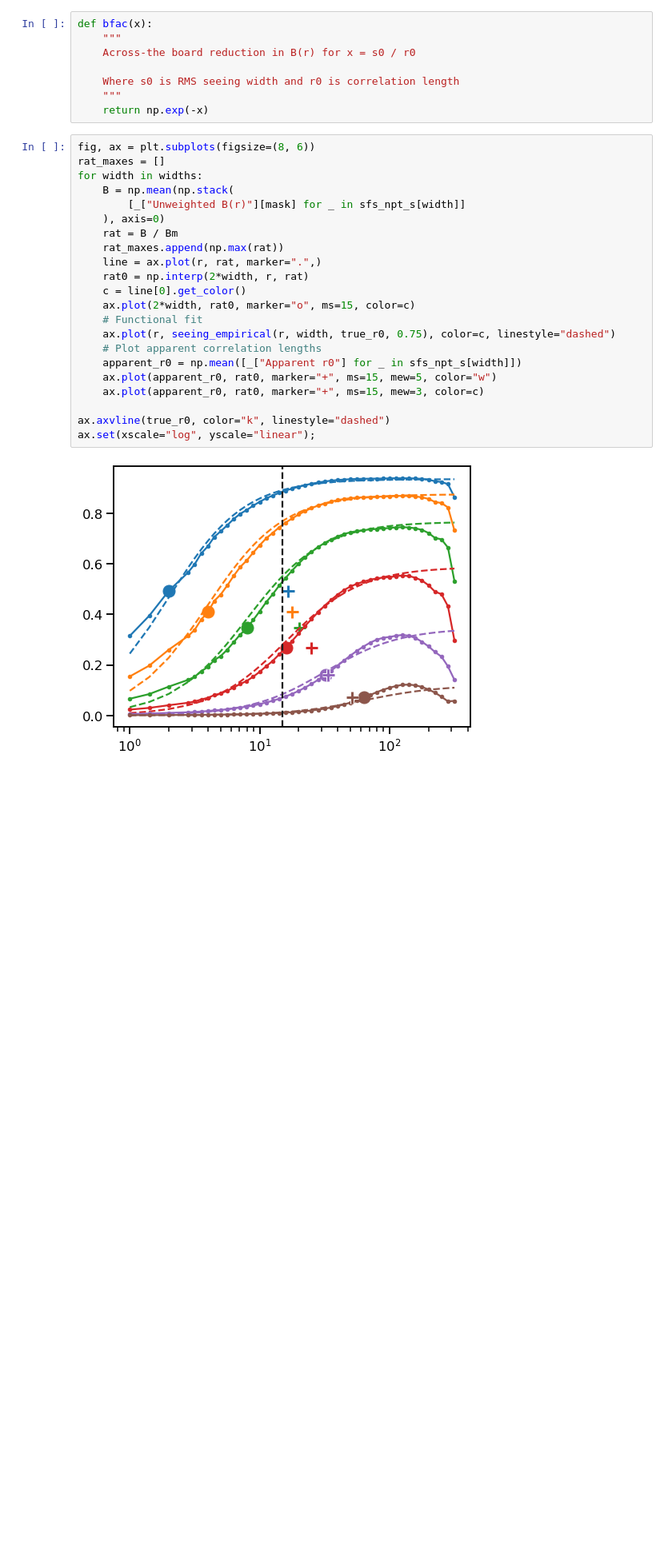
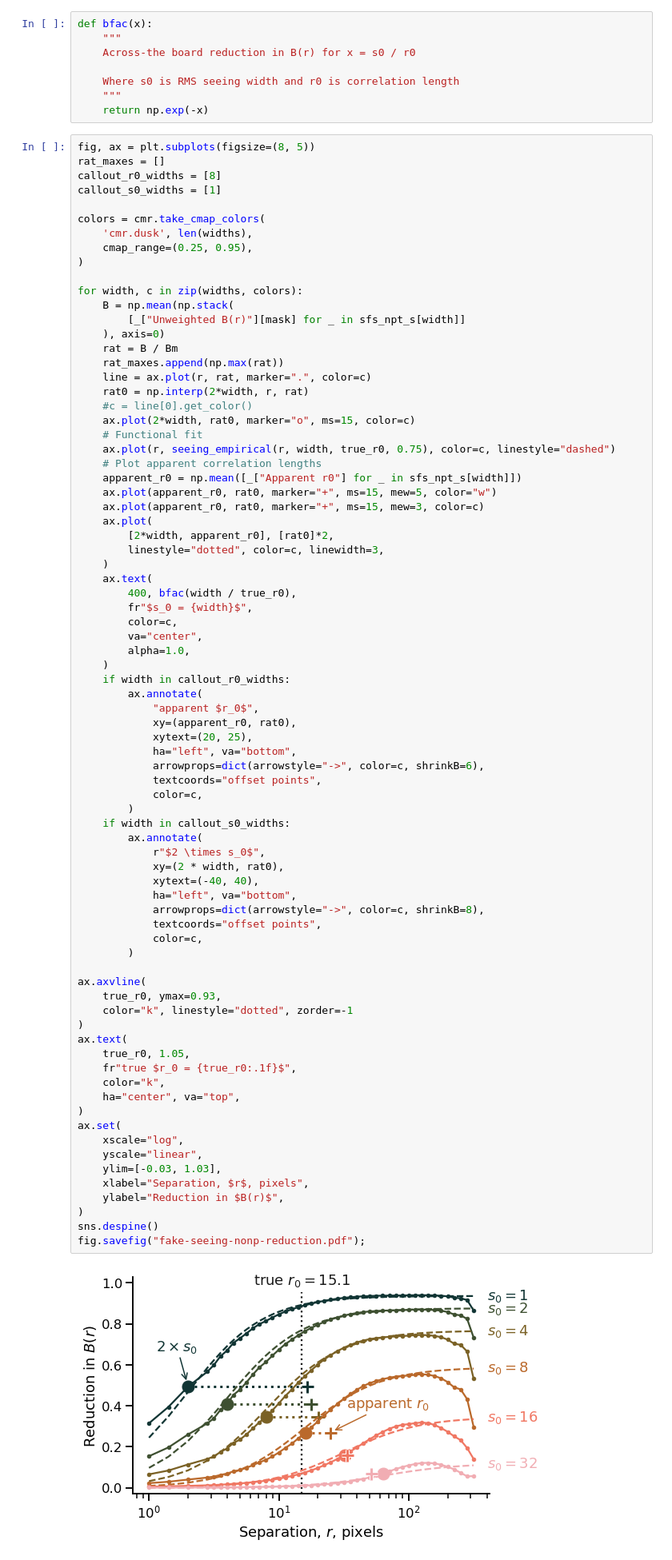
Before and after one commit to will-henney/mariano-velocity-statistics, a Jupyter notebook: fake-maps-seeing.ipynb, the cells around one changed output. Shown at 80% size. Cells and saved outputs as stored; diff of their text form; blank space fills up the shorter version.

Commit message:
Add annotations to the seeing effects graph and write PDF version

```diff
--- a/fake-maps-seeing.ipynb
+++ b/fake-maps-seeing.ipynb
@@ -493,29 +496,85 @@ def bfac(x):
     """
     return np.exp(-x)
 # %%
-fig, ax = plt.subplots(figsize=(8, 6))
+fig, ax = plt.subplots(figsize=(8, 5))
 rat_maxes = []
-for width in widths:
+callout_r0_widths = [8]
+callout_s0_widths = [1]
+
+colors = cmr.take_cmap_colors(
+    'cmr.dusk', len(widths),
+    cmap_range=(0.25, 0.95),
+)
+
+for width, c in zip(widths, colors):
     B = np.mean(np.stack(
         [_["Unweighted B(r)"][mask] for _ in sfs_npt_s[width]]
     ), axis=0)
     rat = B / Bm
     rat_maxes.append(np.max(rat))
-    line = ax.plot(r, rat, marker=".",)
+    line = ax.plot(r, rat, marker=".", color=c)
     rat0 = np.interp(2*width, r, rat)
-    c = line[0].get_color()
+    #c = line[0].get_color()
     ax.plot(2*width, rat0, marker="o", ms=15, color=c)
     # Functional fit
     ax.plot(r, seeing_empirical(r, width, true_r0, 0.75), color=c, linestyle="dashed")
     # Plot apparent correlation lengths
     apparent_r0 = np.mean([_["Apparent r0"] for _ in sfs_npt_s[width]])
     ax.plot(apparent_r0, rat0, marker="+", ms=15, mew=5, color="w")
     ax.plot(apparent_r0, rat0, marker="+", ms=15, mew=3, color=c)
+    ax.plot(
+        [2*width, apparent_r0], [rat0]*2,
+        linestyle="dotted", color=c, linewidth=3,
+    )
+    ax.text(
+        400, bfac(width / true_r0),
+        fr"$s_0 = {width}$",
+        color=c,
+        va="center",
+        alpha=1.0,
+    )
+    if width in callout_r0_widths:
+        ax.annotate(
+            "apparent $r_0$",
+            xy=(apparent_r0, rat0),
+            xytext=(20, 25),
+            ha="left", va="bottom",
+            arrowprops=dict(arrowstyle="->", color=c, shrinkB=6),
+            textcoords="offset points",
+            color=c,
+        )
+    if width in callout_s0_widths:
+        ax.annotate(
+            r"$2 \times s_0$",
+            xy=(2 * width, rat0),
+            xytext=(-40, 40),
+            ha="left", va="bottom",
+            arrowprops=dict(arrowstyle="->", color=c, shrinkB=8),
+            textcoords="offset points",
+            color=c,
+        )
 
-ax.axvline(true_r0, color="k", linestyle="dashed")
-ax.set(xscale="log", yscale="linear");
+ax.axvline(
+    true_r0, ymax=0.93,
+    color="k", linestyle="dotted", zorder=-1
+)
+ax.text(
+    true_r0, 1.05,
+    fr"true $r_0 = {true_r0:.1f}$",
+    color="k",
+    ha="center", va="top",
+)
+ax.set(
+    xscale="log",
+    yscale="linear",
+    ylim=[-0.03, 1.03],
+    xlabel="Separation, $r$, pixels",
+    ylabel="Reduction in $B(r)$",
+)
+sns.despine()
+fig.savefig("fake-seeing-nonp-reduction.pdf");
 # %% [output]
-[figure, old version]
+[figure, new version]
 # %% [markdown]
 Finding a new functional form for `bfunc()`.  Previously I had had $\bigl(1 + 4 (s_0/r_0)^2\bigr)^{-1}$ but now I have $\exp(-s_0 / r_0)$. This works much better for this synthetic case, although it is slightly worse than the first form for Orion.
 # %%
```
Also changed, not shown: parts of 3 cells of this notebook, 2 other files.
